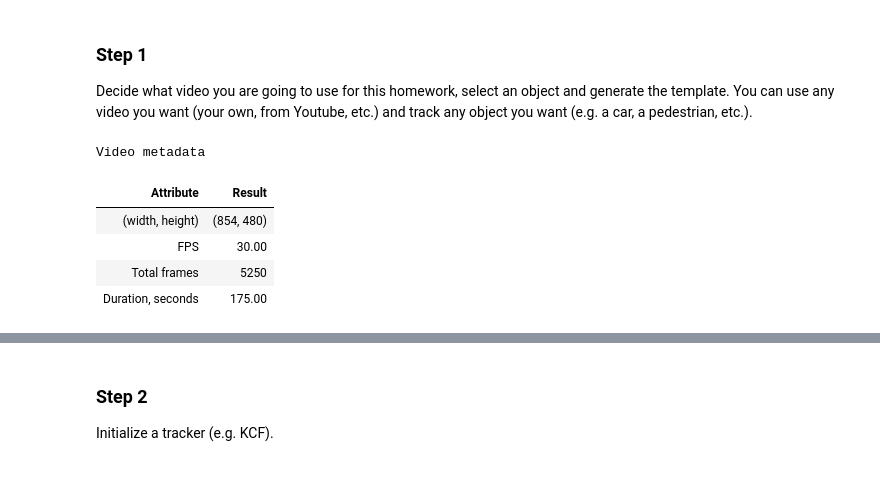
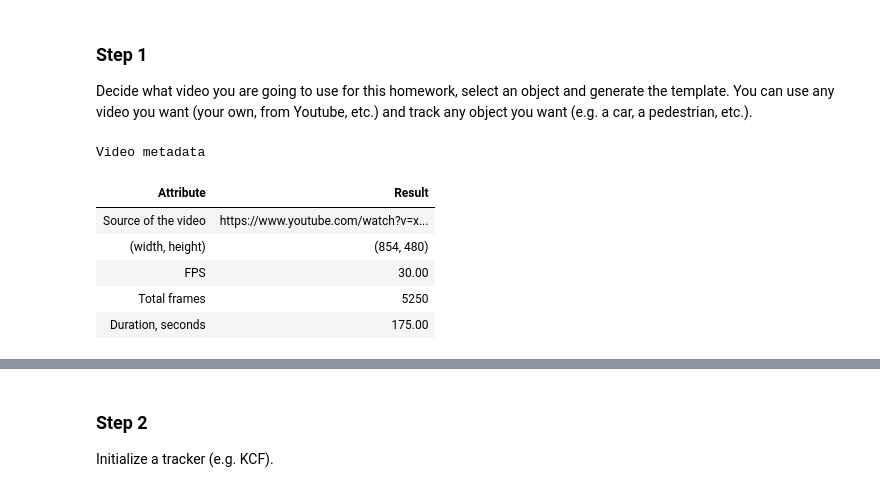
Before and after one commit to BogdanPinchuk/ComputerVision-PBY_HW10, a Jupyter notebook: Bohdan_Pinchuk_CV_HW10.ipynb, the cells around one changed output, grey strips where cells are left out. Cells and saved outputs as stored; diff of their text form; code cells hidden in the pictures.

Commit message:
[Homework10] - refactored code and added formating of the link

```diff
--- a/Bohdan_Pinchuk_CV_HW10.ipynb
+++ b/Bohdan_Pinchuk_CV_HW10.ipynb
@@ -99,7 +99,6 @@ from IPython.display import Video
 
 # Input data
 file_name = "resources/videos/Doha_Qatar_Dashcam_Drive.mp4"
-# source: https://www.youtube.com/watch?v=xX31l9Us1TA
 
 # Solution
 file_path_input = Path(file_name)
@@ -118,33 +117,35 @@ if not file_path_output.exists():
 # Analysis video
 video = cv2.VideoCapture(file_path_output)
 
 # check if the video can open
 if video.isOpened():
     width = int(video.get(cv2.CAP_PROP_FRAME_WIDTH))
     height = int(video.get(cv2.CAP_PROP_FRAME_HEIGHT))
     fps = video.get(cv2.CAP_PROP_FPS)
     total_frames = int(video.get(cv2.CAP_PROP_FRAME_COUNT))
     duration = total_frames / fps if fps > 0 else 0
 else:
     raise ValueError('Incorrect input data "video"!')
 
 # memory release
 # video.release()
 
 rp = rpt.Reporter()
 rp.tolerance = 2
+rp.add_item("Source of the video", rp.format_link("https://www.youtube.com/watch?v=xX31l9Us1TA"))
 rp.add_item("(width, height)", str((width, height)))
 rp.add_item("FPS", rp.format_value(fps))
 rp.add_item("Total frames", str(total_frames))
 rp.add_item("Duration, seconds", rp.format_value(duration))
 
 # Print results
 rp.print_pd_report("Video metadata")
 
 Video(file_path_output, embed=False, html_attributes="controls width=720")
 # %% [output]
 Video metadata
 | Attribute | Result |
+| Source of the video | https://www.youtube.com/watch?v=x... |
 | (width, height) | (854, 480) |
 | FPS | 30.00 |
 | Total frames | 5250 |
```
Also changed, not shown: parts of 3 cells of this notebook, 3 other files.
